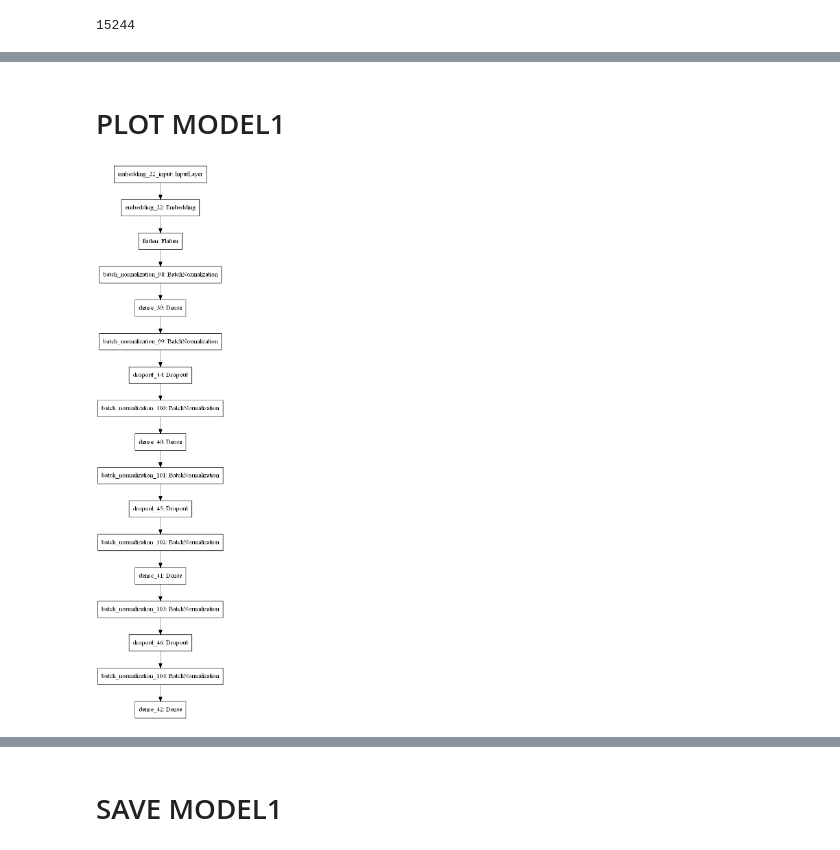
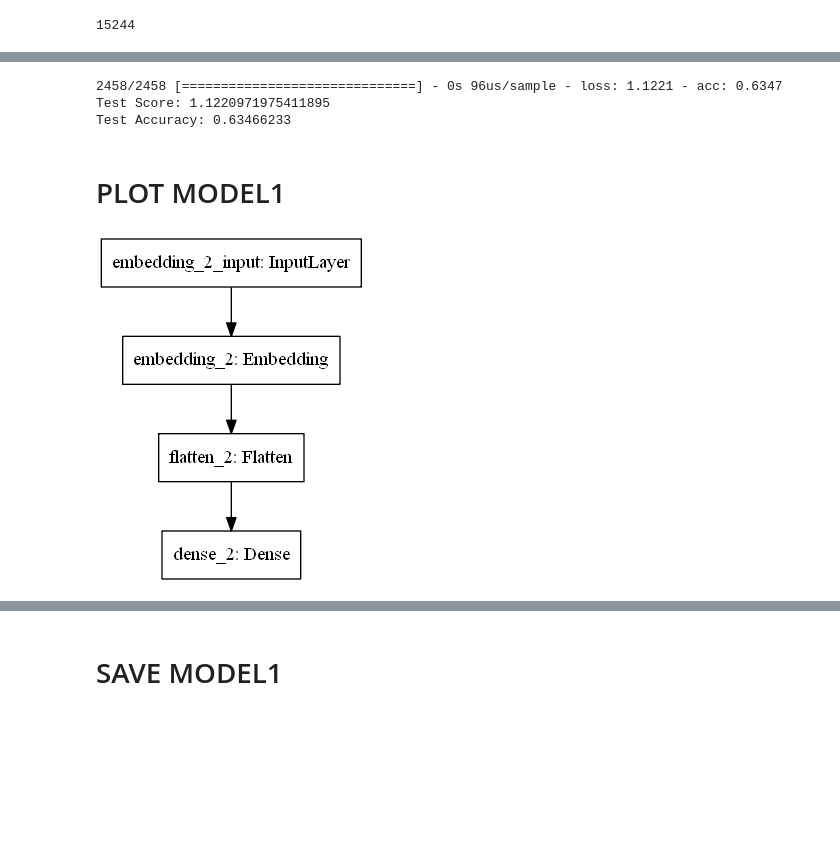
Before and after one commit to puspas99/Sentiment-Analysis, a Jupyter notebook: final_model_info.ipynb, the cells around one changed output, grey strips where cells are left out. Drawn from its saved outputs; the diff is of its cells as text; code cells hidden in the pictures; blank space fills up the shorter version.

```diff
--- a/final_model_info.ipynb
+++ b/final_model_info.ipynb
@@ -183,0 +29,6 @@ len(y)
+# %%
+import pandas as pd
+df = pd.read_csv("clean_data_dec05.csv")
+X = df['Tweet']
+y = df['sentiment']
+df.head()
@@ -658,10 +421,14 @@ score = model.evaluate(X_test,test_labels, verbose=1)
 score
 print("Test Score:", score[0])
 print("Test Accuracy:", score[1])
+# %% [output]
+2458/2458 [==============================] - 0s 96us/sample - loss: 1.1221 - acc: 0.6347
+Test Score: 1.1220971975411895
+Test Accuracy: 0.63466233
 # %% [markdown]
 # PLOT MODEL1
 # %%
-tensorflow.keras.utils.plot_model(model, "my_first_model.png")
+tensorflow.keras.utils.plot_model(model, "model1.png")
 # %% [output]
-[figure, old version]
+[figure, new version]
 # %%
```
Also changed, not shown: parts of 56 cells of this notebook, 5 other files.
